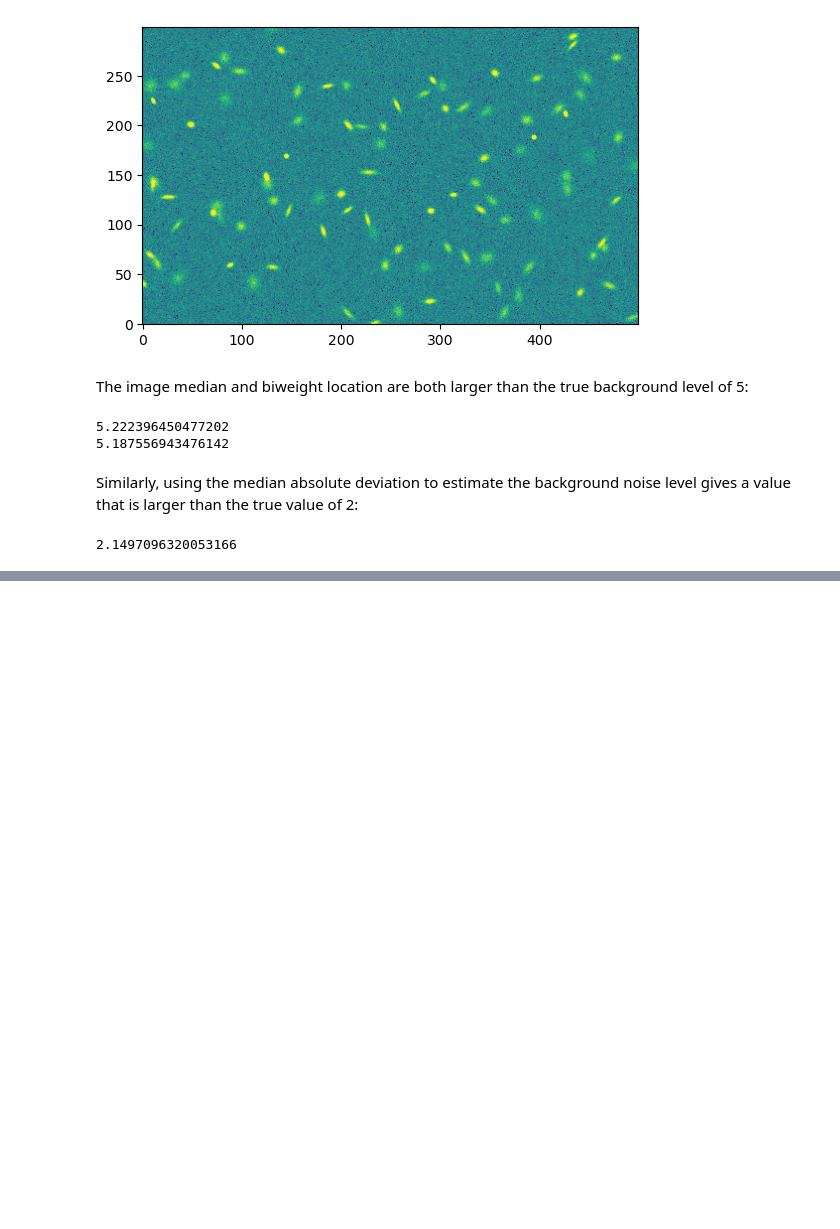
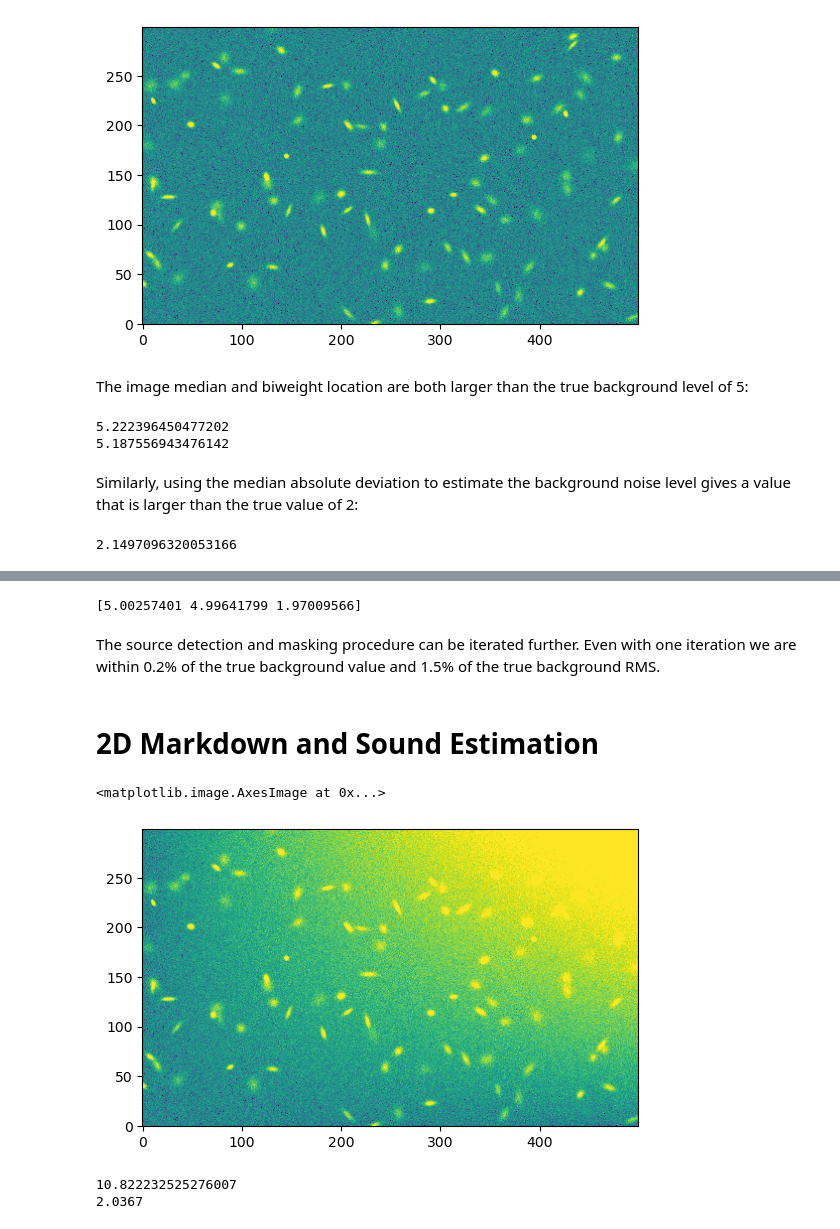
Before and after one commit to Alexander-Leesman/astropy_tutorials, a Jupyter notebook: photutils_backgrond_estimation.ipynb, the cells around one changed output, grey strips where cells are left out. Drawn from its saved outputs; the diff is of its cells as text; code cells hidden in the pictures; blank space fills up the shorter version.

```diff
--- a/photutils_backgrond_estimation.ipynb
+++ b/photutils_backgrond_estimation.ipynb
@@ -44,0 +59,42 @@ print(mad_std(data))
+# %%
+from astropy.stats import sigma_clipped_stats, SigmaClip
+from photutils.segmentation import detect_threshold, detect_sources
+from photutils.utils import circular_footprint
+
+sigma_clip = SigmaClip(sigma=3.0, maxiters=10)
+threshold = detect_threshold(data, nsigma=2.0, sigma_clip=sigma_clip)
+segment_img = detect_sources(data, threshold, npixels=10)
+footprint = circular_footprint(radius=10)
+mask = segment_img.make_source_mask(footprint=footprint)
+mean, median, std = sigma_clipped_stats(data, sigma=3.0, mask=mask)
+
+print(np.array((mean, median, std)))
+# %% [output]
+[5.00257401 4.99641799 1.97009566]
+# %% [markdown]
+The source detection and masking procedure can be iterated further. Even with one iteration we are within 0.2% of the true background value and 1.5% of the true background RMS.
+# %% [markdown]
+# 2D Markdown and Sound Estimation
+# %%
+ny, nx = data.shape
+y, x = np.mgrid[:ny, :nx]
+gradient = x * y / 5000.0
+data2 = data + gradient
+fig, ax = plt.subplots()
+ax.imshow(data2, norm=norm, origin='lower')
+# %% [output]
+<matplotlib.image.AxesImage at 0x...>
+[figure, added]
+# %%
+from astropy.stats import SigmaClip
+from photutils.background import Background2D, MedianBackground
+
+sigma_clip = SigmaClip(sigma=3.0)
+bkg_estimator = MedianBackground()
+bkg = Background2D(data2, (15, 15), filter_size=(3, 3), sigma_clip=sigma_clip, bkg_estimator=bkg_estimator)
+
+print(bkg.background_median)
+print(round(bkg.background_rms_median, 4))
+# %% [output]
+10.822232525276007
+2.0367
```
Also changed, not shown: parts of 6 cells of this notebook, 7 other files.
